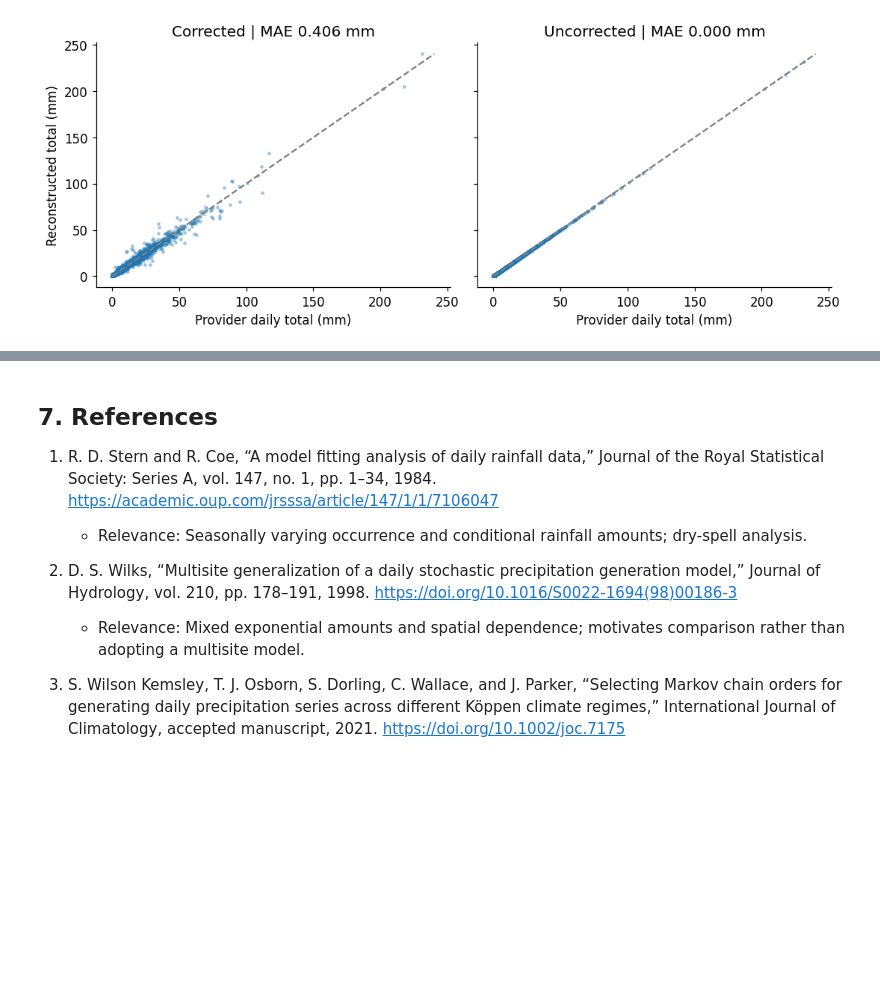
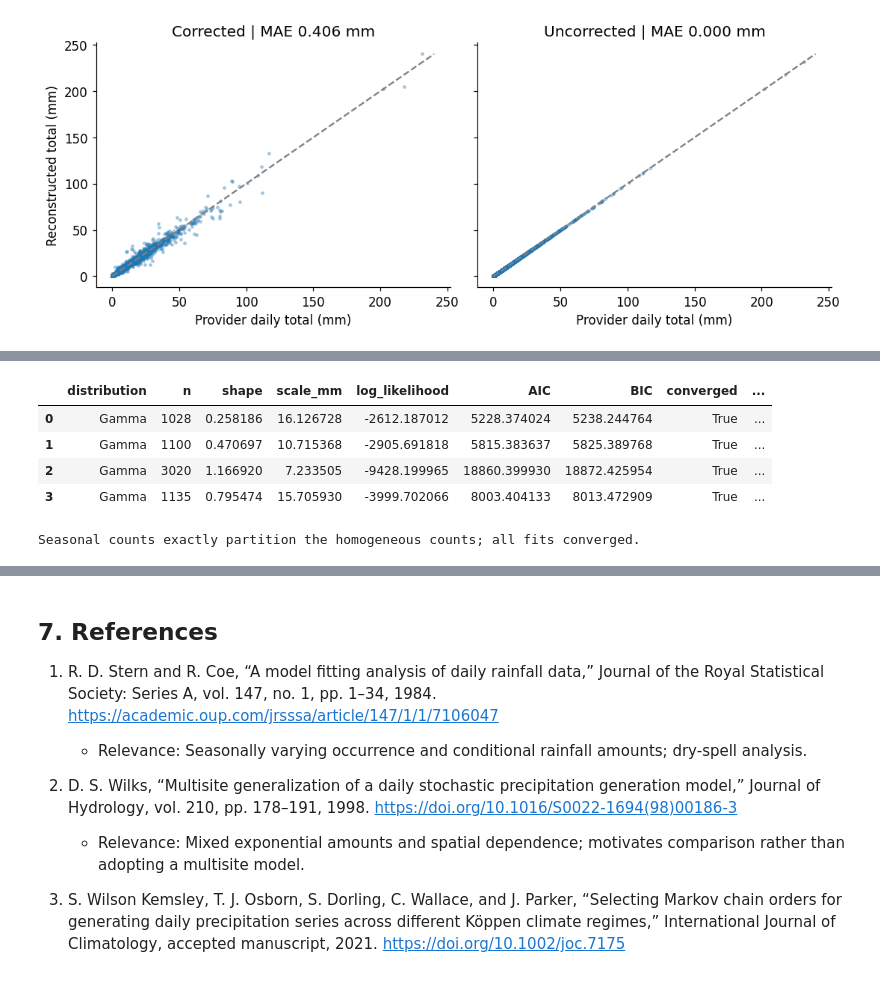
Before and after one commit to DilaraLiyanage/colombo-rainfall-simulator, a Jupyter notebook: notebook/colombo-rainfall-simulator.ipynb, the cells around one changed output, grey strips where cells are left out. Saved outputs shown, nothing was run; the diff lists cells and outputs as text; code cells hidden in the pictures; blank space fills up the shorter version.

```diff
--- a/notebook/colombo-rainfall-simulator.ipynb
+++ b/notebook/colombo-rainfall-simulator.ipynb
@@ -292,0 +485,24 @@ axs[0].set_ylabel('Reconstructed total (mm)'); finish(fig,'F07_daily_aggregation
+# %%
+# C14
+seasons=['NEM','FIM','SWM','SIM']; seasonal_rows=[]; seasonal_counts=[]
+for season in seasons:
+    counts,matrix=transition_counts(pairs[pairs.season==season])
+    values=cal.loc[cal.is_wet & cal.season.eq(season),'rainfall_mm'].to_numpy()
+    fit=fit_truncated('Gamma',values)
+    row=fit_row('Gamma',fit,values); row['season']=season
+    for i in (0,1):
+        for j in (0,1):
+            row[f'n{i}{j}']=counts[i,j]; row[f'p{i}{j}']=matrix[i,j]
+    seasonal_rows.append(row); seasonal_counts.append(counts)
+assert np.array_equal(np.sum(seasonal_counts,axis=0),N)
+seasonal=pd.DataFrame(seasonal_rows)
+seasonal.to_csv(PROCESSED_DIR/'seasonal_parameters.csv',index=False)
+display(seasonal)
+print('Seasonal counts exactly partition the homogeneous counts; all fits converged.')
+# %% [output]
+|  | distribution | n | shape | scale_mm | log_likelihood | AIC | BIC | converged | ... |
+| 0 | Gamma | 1028 | 0.258186 | 16.126728 | -2612.187012 | 5228.374024 | 5238.244764 | True | ... |
+| 1 | Gamma | 1100 | 0.470697 | 10.715368 | -2905.691818 | 5815.383637 | 5825.389768 | True | ... |
+| 2 | Gamma | 3020 | 1.166920 | 7.233505 | -9428.199965 | 18860.399930 | 18872.425954 | True | ... |
+| 3 | Gamma | 1135 | 0.795474 | 15.705930 | -3999.702066 | 8003.404133 | 8013.472909 | True | ... |
+Seasonal counts exactly partition the homogeneous counts; all fits converged.
```
Also changed, not shown: parts of 22 cells of this notebook, 25 other files.
